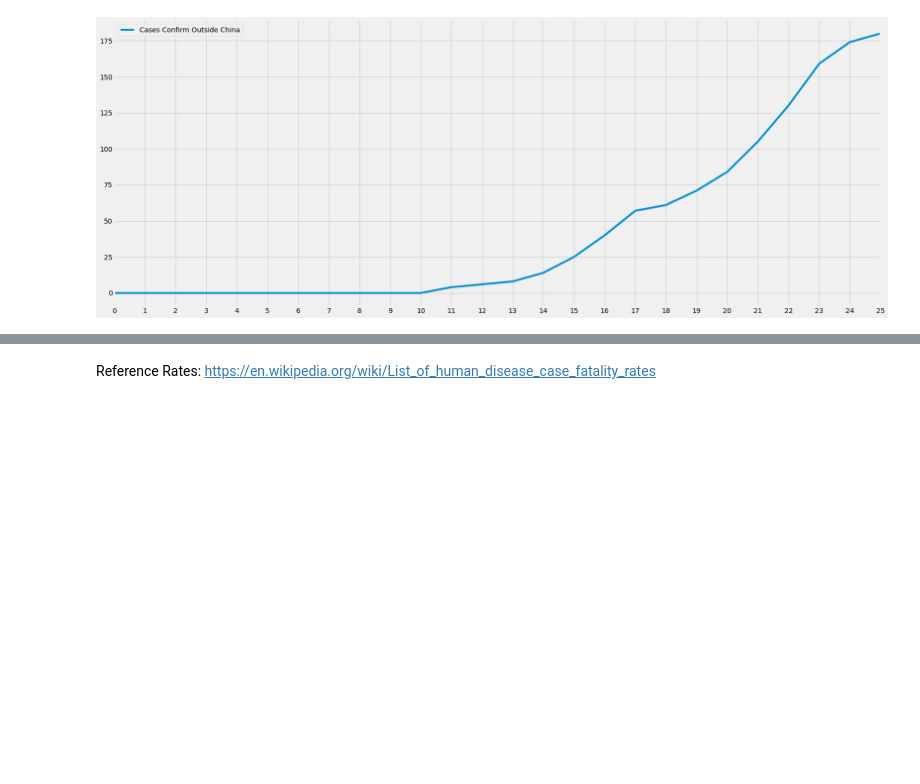
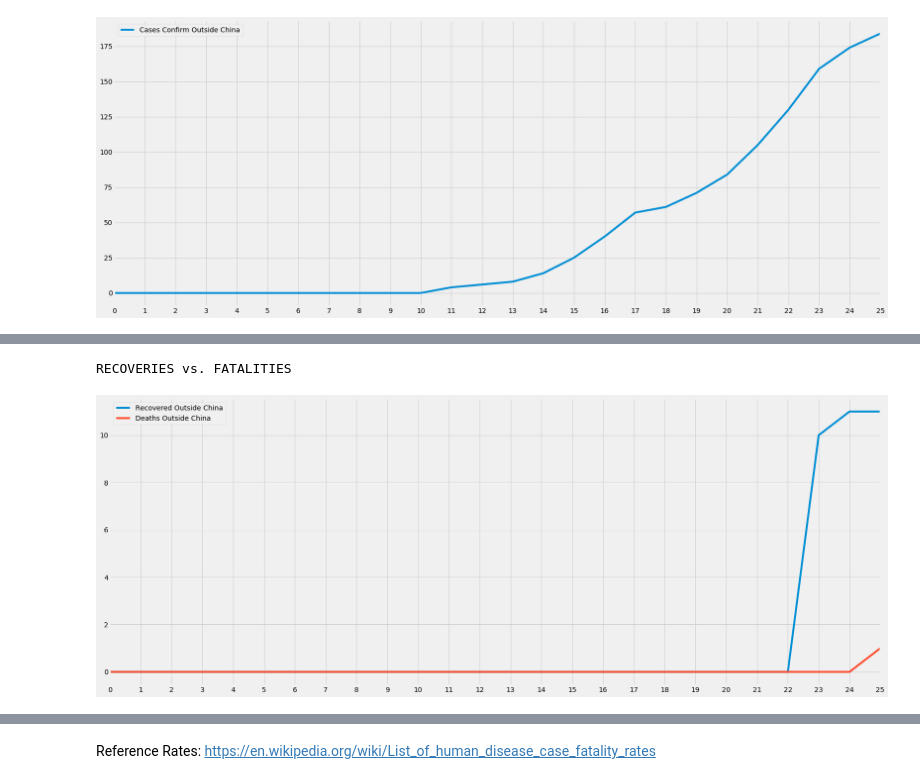
Before and after one commit to smtexas99/ncov19, a Jupyter notebook: ncov2019.ipynb, the cells around one changed output, grey strips where cells are left out. Saved outputs shown, nothing was run; the diff lists cells and outputs as text; code cells hidden in the pictures; blank space fills up the shorter version.

```diff
--- a/ncov2019.ipynb
+++ b/ncov2019.ipynb
@@ -278,4 +278,15 @@ Next predicted data point 236
 [figure]
+# %%
+df_do = df['Deaths Outside China']
+df_ro = df['Recovered Outside China']
+print('RECOVERIES vs. FATALITIES Outside of China')
+df_ro.plot(xticks=df.index)
+df_do.plot(xticks=df.index)
+plt.legend()
+plt.show()
+# %% [output]
+RECOVERIES vs. FATALITIES
+[figure, added]
 # %%
 # test_data = 1
 points = 0
```
Also changed, not shown: parts of 15 cells of this notebook.
